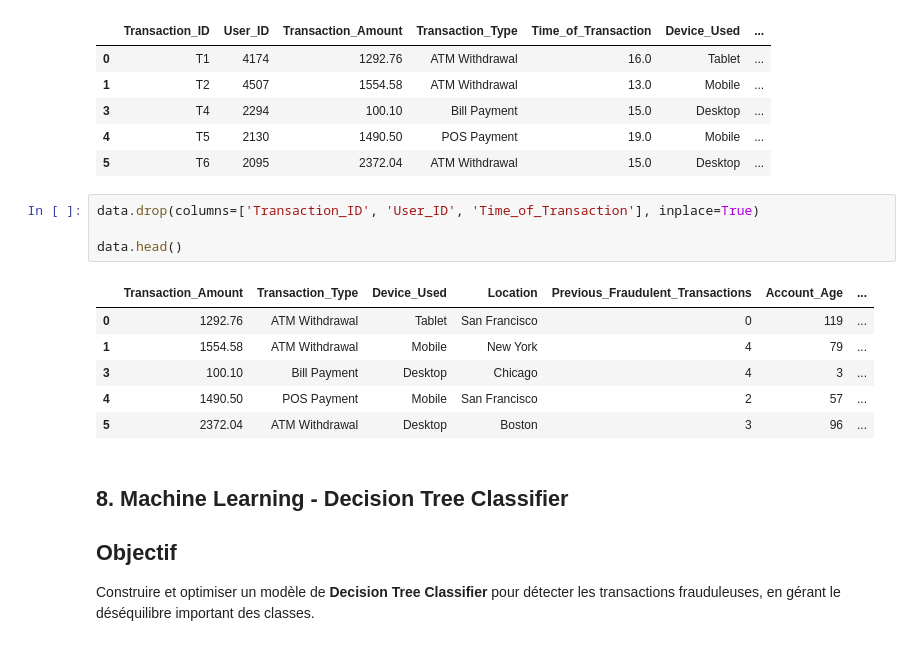
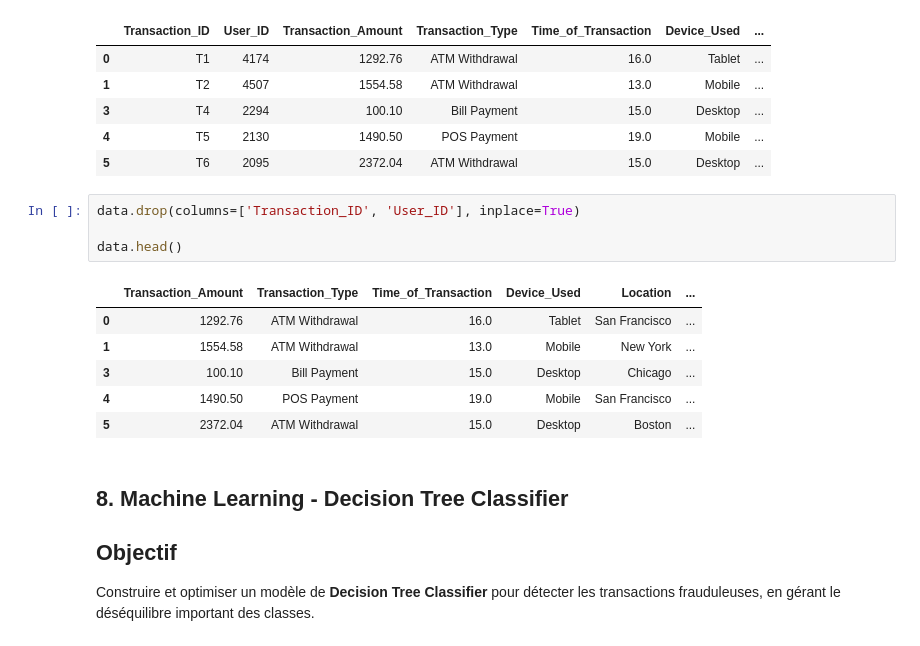
Before and after one commit to asClement/TP_Git_Decision_Tree, a Jupyter notebook: TP_Git_Decision_Tree.ipynb, the cells around one changed output. Saved outputs shown, nothing was run; the diff lists cells and outputs as text.

```diff
--- a/TP_Git_Decision_Tree.ipynb
+++ b/TP_Git_Decision_Tree.ipynb
@@ -303,16 +303,16 @@ data.head()
 | 4 | T5 | 2130 | 1490.50 | POS Payment | 19.0 | Mobile | ... |
 | 5 | T6 | 2095 | 2372.04 | ATM Withdrawal | 15.0 | Desktop | ... |
 # %%
-data.drop(columns=['Transaction_ID', 'User_ID', 'Time_of_Transaction'], inplace=True)
+data.drop(columns=['Transaction_ID', 'User_ID'], inplace=True)
 
 data.head()
 # %% [output]
-|  | Transaction_Amount | Transaction_Type | Device_Used | Location | Previous_Fraudulent_Transactions | Account_Age | ... |
-| 0 | 1292.76 | ATM Withdrawal | Tablet | San Francisco | 0 | 119 | ... |
-| 1 | 1554.58 | ATM Withdrawal | Mobile | New York | 4 | 79 | ... |
-| 3 | 100.10 | Bill Payment | Desktop | Chicago | 4 | 3 | ... |
-| 4 | 1490.50 | POS Payment | Mobile | San Francisco | 2 | 57 | ... |
-| 5 | 2372.04 | ATM Withdrawal | Desktop | Boston | 3 | 96 | ... |
+|  | Transaction_Amount | Transaction_Type | Time_of_Transaction | Device_Used | Location | ... |
+| 0 | 1292.76 | ATM Withdrawal | 16.0 | Tablet | San Francisco | ... |
+| 1 | 1554.58 | ATM Withdrawal | 13.0 | Mobile | New York | ... |
+| 3 | 100.10 | Bill Payment | 15.0 | Desktop | Chicago | ... |
+| 4 | 1490.50 | POS Payment | 19.0 | Mobile | San Francisco | ... |
+| 5 | 2372.04 | ATM Withdrawal | 15.0 | Desktop | Boston | ... |
 # %% [markdown]
 ## **8. Machine Learning - Decision Tree Classifier**
 
```
Also changed, not shown: parts of 10 cells of this notebook, 1 other file.
